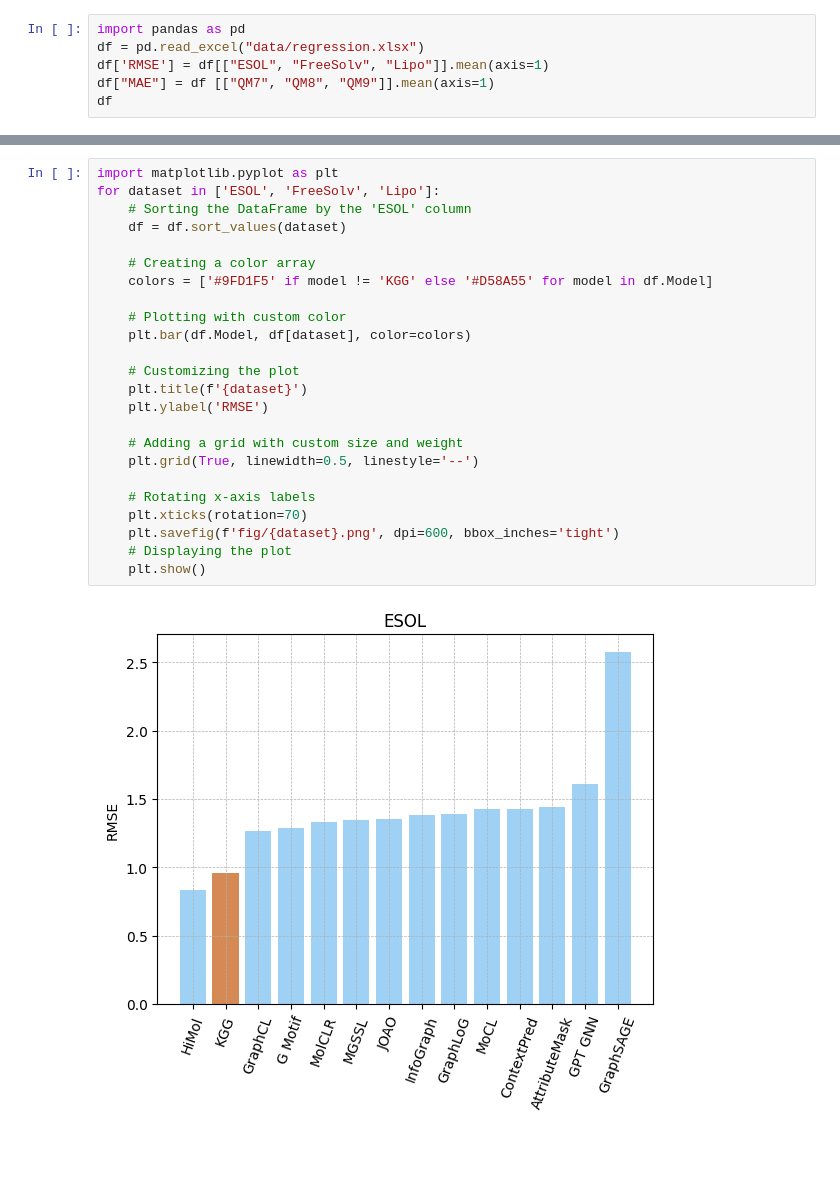
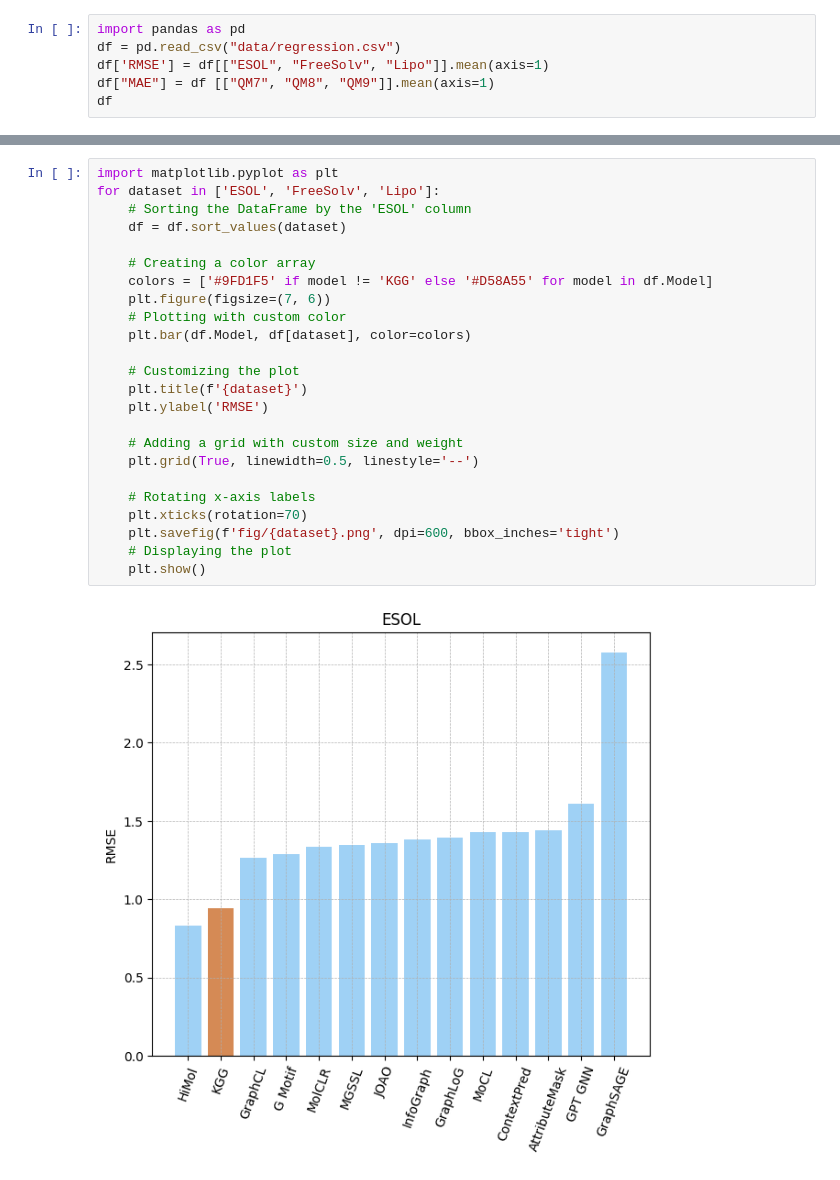
Before and after one commit to ThinhUMP/KGG_results, a Jupyter notebook: regression.ipynb, the cells around one changed output, grey strips where cells are left out. Saved outputs shown, nothing was run; the diff lists cells and outputs as text; blank space fills up the shorter version.

```diff
--- a/regression.ipynb
+++ b/regression.ipynb
@@ -1,6 +1,6 @@
 # %%
 import pandas as pd
-df = pd.read_excel("data/regression.xlsx")
+df = pd.read_csv("data/regression.csv")
 df['RMSE'] = df[["ESOL", "FreeSolv", "Lipo"]].mean(axis=1)
 df["MAE"] = df [["QM7", "QM8", "QM9"]].mean(axis=1)
 df
@@ -49,26 +49,26 @@ for column in ["RMSE", "MAE"]:
 # %%
 import matplotlib.pyplot as plt
 for dataset in ['ESOL', 'FreeSolv', 'Lipo']:
     # Sorting the DataFrame by the 'ESOL' column
     df = df.sort_values(dataset)
 
     # Creating a color array
     colors = ['#9FD1F5' if model != 'KGG' else '#D58A55' for model in df.Model]
-
+    plt.figure(figsize=(7, 6))
     # Plotting with custom color
     plt.bar(df.Model, df[dataset], color=colors)
 
     # Customizing the plot
     plt.title(f'{dataset}')
     plt.ylabel('RMSE')
 
     # Adding a grid with custom size and weight
     plt.grid(True, linewidth=0.5, linestyle='--')
 
     # Rotating x-axis labels
     plt.xticks(rotation=70)
     plt.savefig(f'fig/{dataset}.png', dpi=600, bbox_inches='tight')
     # Displaying the plot
     plt.show()
 # %% [output]
-[figure, old version]
+[figure, new version]
```
Also changed, not shown: parts of 4 cells of this notebook, 7 other files.
